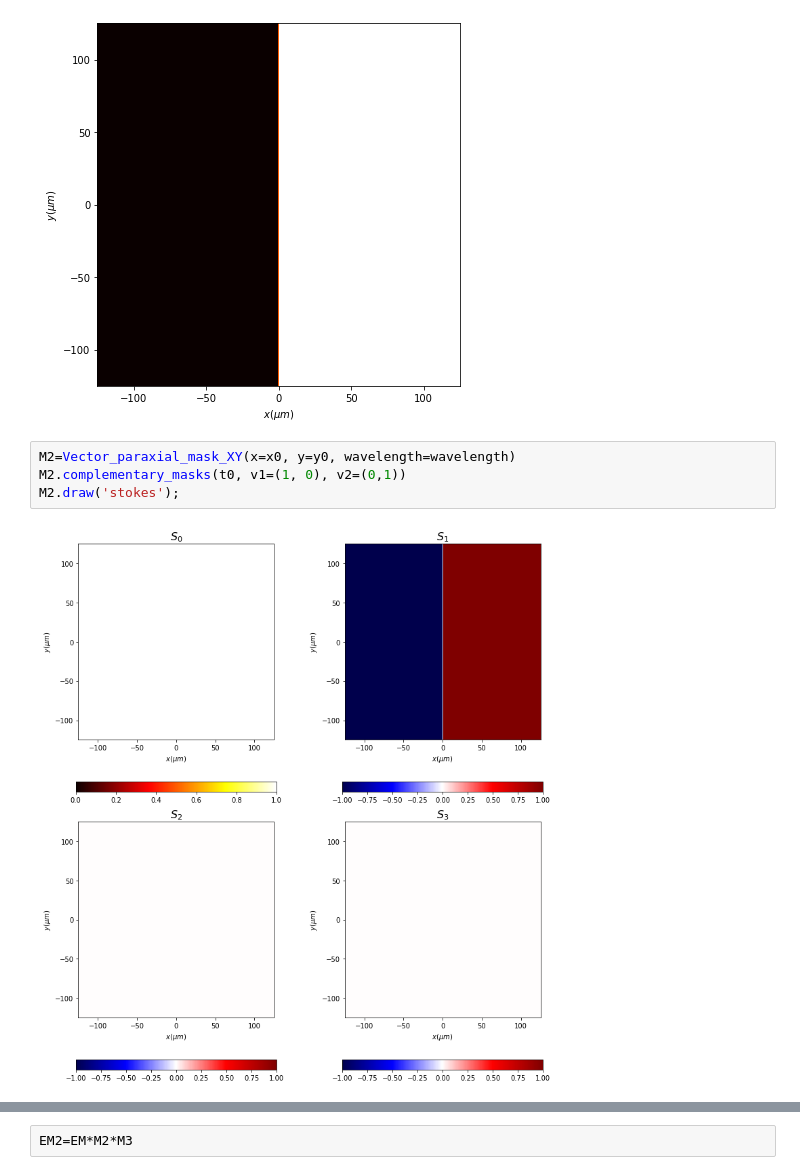
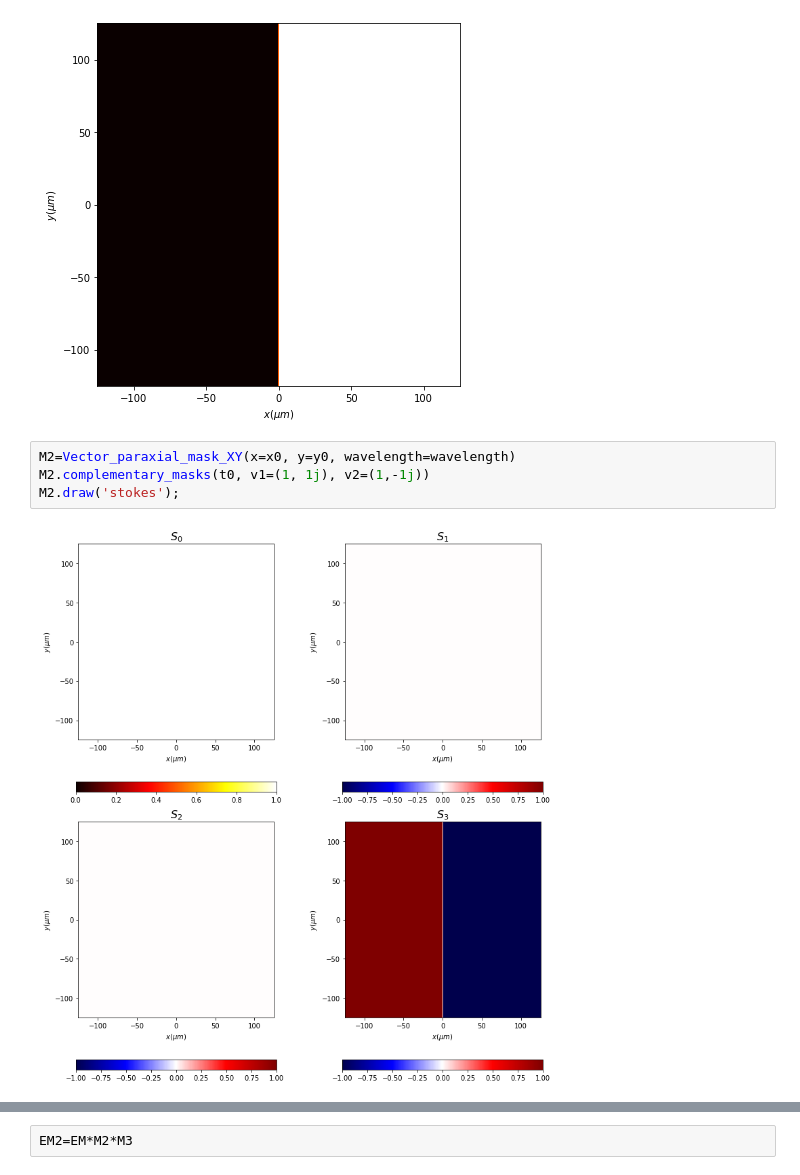
Before and after one commit to aocg-ucm/diffractio, a Jupyter notebook: docs/source/tutorial/vector_paraxial_XY/tutorial_vector_XY.ipynb, the cells around one changed output, grey strips where cells are left out. Saved outputs shown, nothing was run; the diff lists cells and outputs as text.

```diff
--- a/docs/source/tutorial/vector_paraxial_XY/tutorial_vector_XY.ipynb
+++ b/docs/source/tutorial/vector_paraxial_XY/tutorial_vector_XY.ipynb
@@ -155,9 +159,9 @@ t0.draw();
 [figure]
 # %%
 M2=Vector_paraxial_mask_XY(x=x0, y=y0, wavelength=wavelength)
-M2.complementary_masks(t0, v1=(1, 0), v2=(0,1))
+M2.complementary_masks(t0, v1=(1, 1j), v2=(1,-1j))
 M2.draw('stokes');
 # %% [output]
-[figure, old version]
+[figure, new version]
 # %%
 t1=Scalar_mask_XY(x0,y0,wavelength)
```
Also changed, not shown: parts of 18 cells of this notebook, 13 other files.
